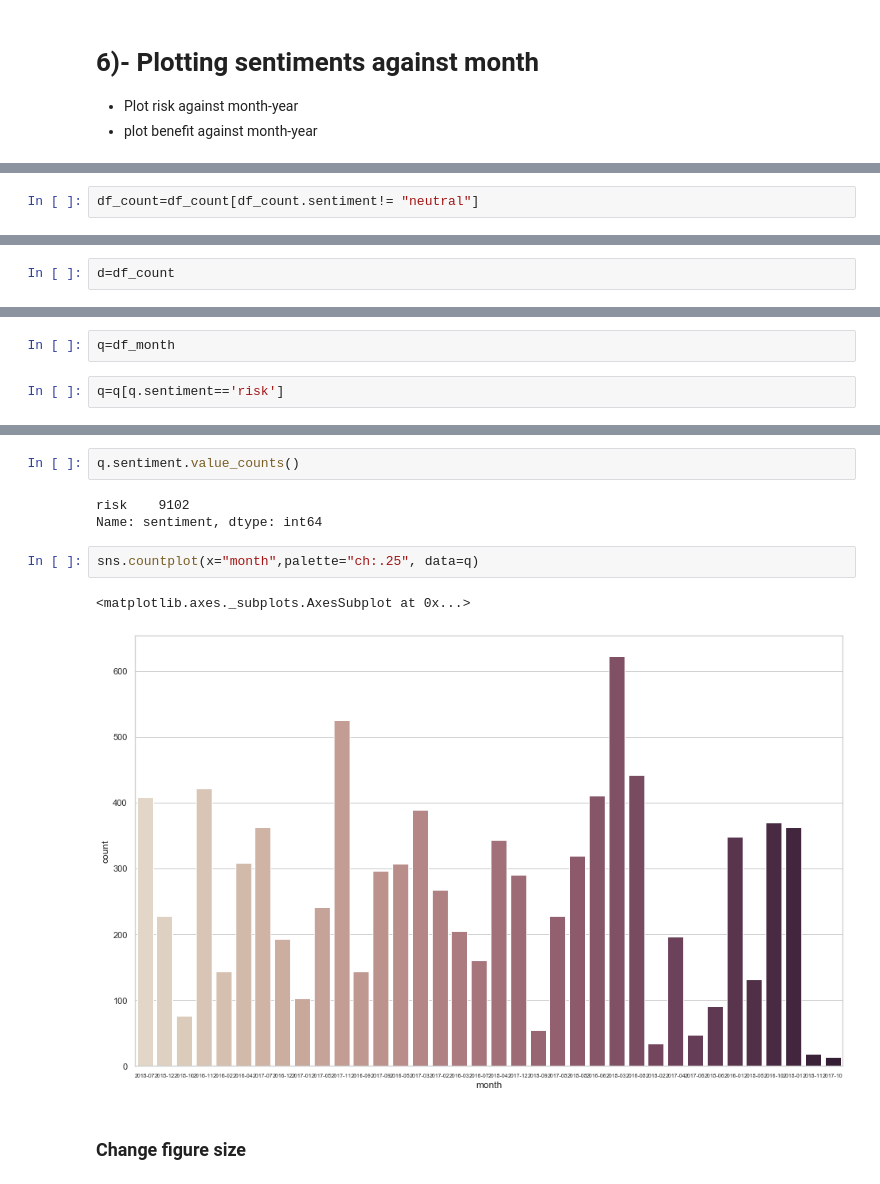
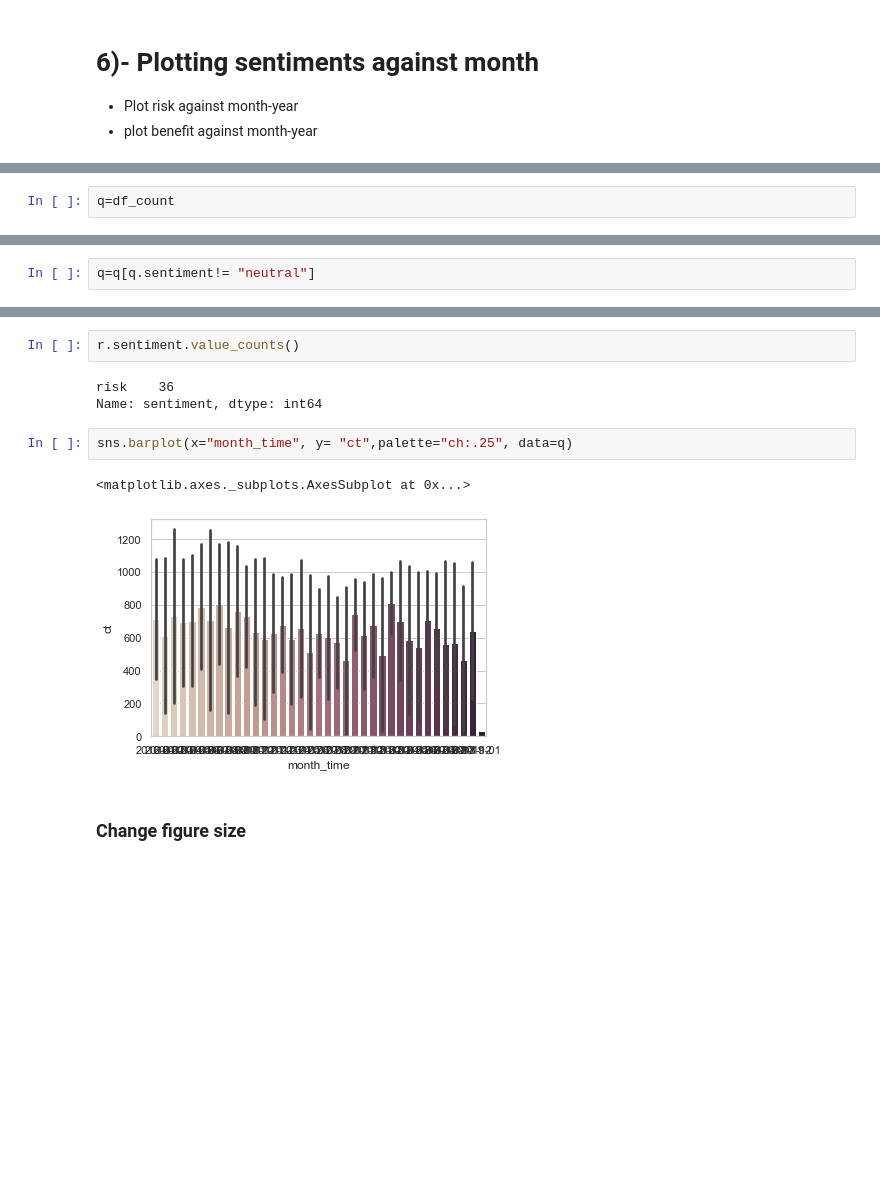
Before and after one commit to HassanSherwani/NLP-Natural-Language-Processing-, a Jupyter notebook: CrowdFlower/5.Descrptive.ipynb, the cells around one changed output, grey strips where cells are left out. Drawn from its saved outputs; the diff is of its cells as text; blank space fills up the shorter version.

```diff
--- a/CrowdFlower/5.Descrptive.ipynb
+++ b/CrowdFlower/5.Descrptive.ipynb
@@ -566,5 +551,3 @@ df_count.head()
 | 2 | 2016-01 | risk | 348 |
 | 3 | 2016-02 | benefit | 1083 |
 | 4 | 2016-02 | neutral | 11674 |
-# %%
-df_count=df_count[df_count.sentiment!= "neutral"]
@@ -602,2 +554,2 @@ df_count.ct.plot(kind='bar')
 # %%
-d=df_count
+q=df_count
@@ -680,7 +556,5 @@ df_month.shape
-# %%
-q=df_month
 # %%
-q=q[q.sentiment=='risk']
+q=q[q.sentiment!= "neutral"]
 # %%
 q.shape
 # %% [output]
@@ -699,15 +594,15 @@ type(q)
 # %% [output]
 pandas.core.frame.DataFrame
 # %%
-q.sentiment.value_counts()
+r.sentiment.value_counts()
 # %% [output]
-risk    9102
+risk    36
 Name: sentiment, dtype: int64
 # %%
-sns.countplot(x="month",palette="ch:.25", data=q)
+sns.barplot(x="month_time", y= "ct",palette="ch:.25", data=q)
 # %% [output]
 <matplotlib.axes._subplots.AxesSubplot at 0x...>
-[figure, old version]
+[figure, new version]
 # %% [markdown]
 ### Change figure size
 # %%
```
Also changed, not shown: parts of 75 cells of this notebook.
